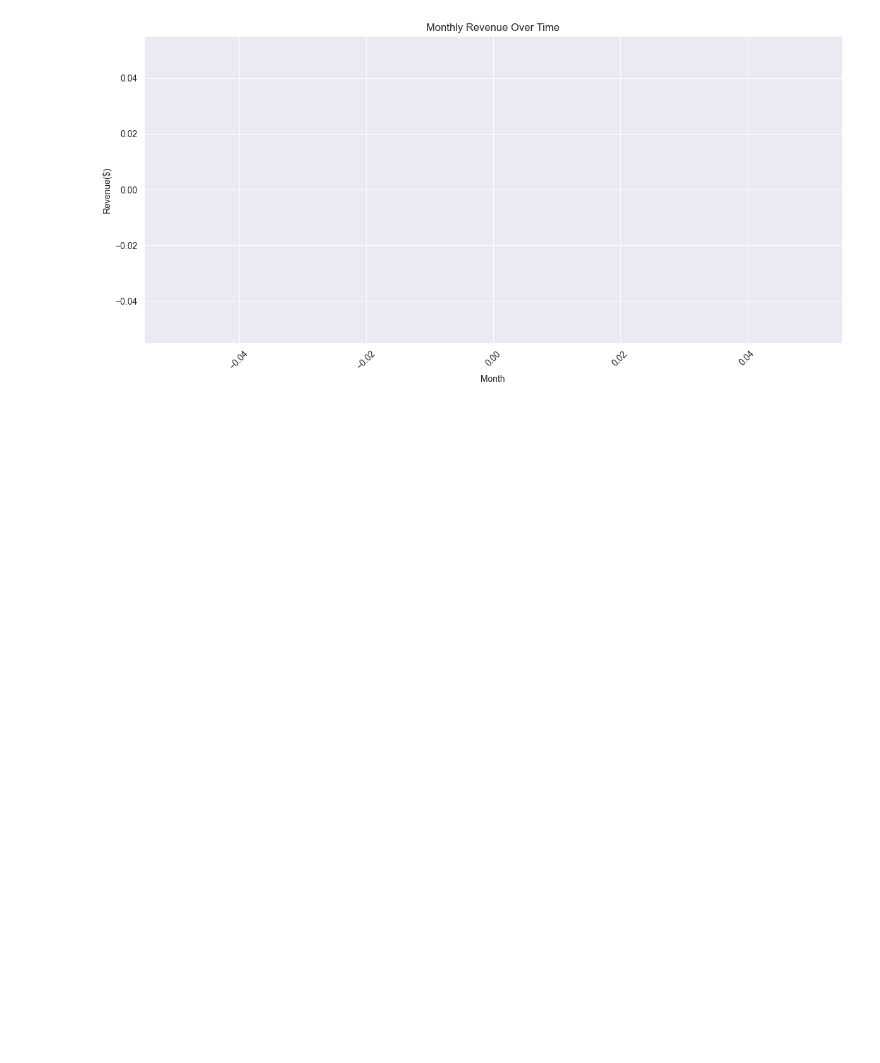
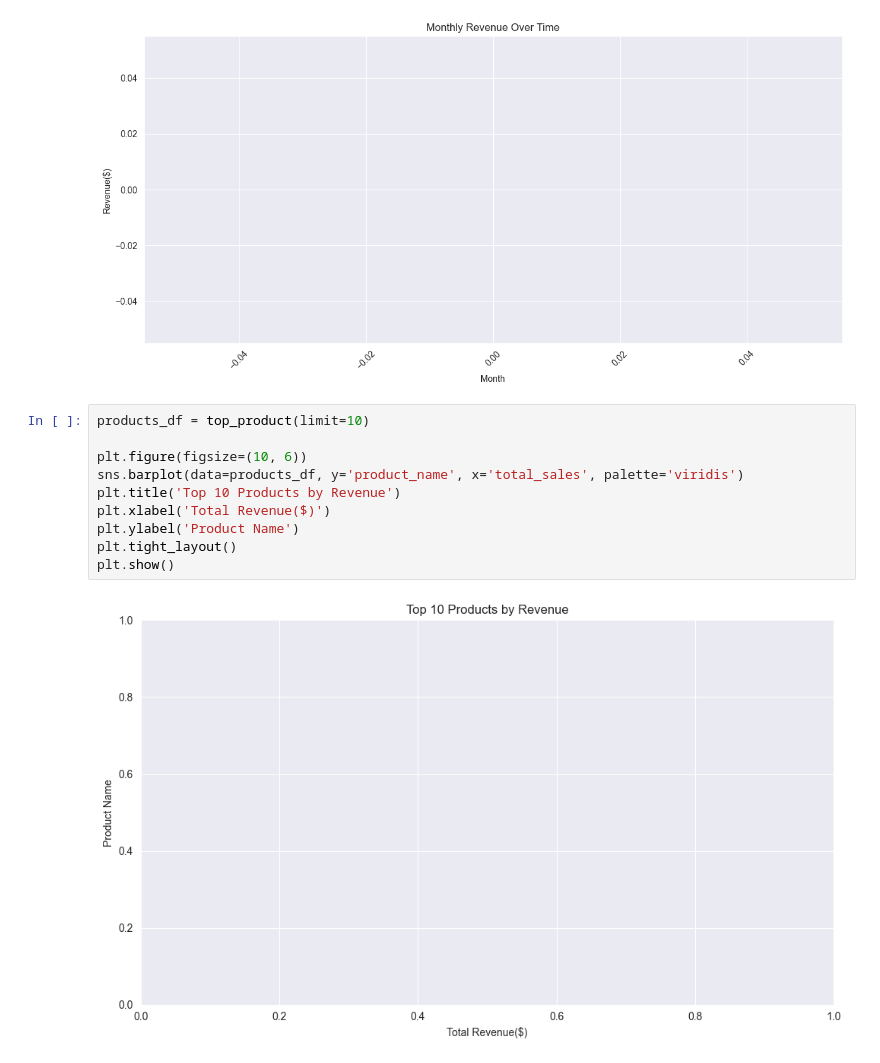
Before and after one commit to irlhasnain/retail-sales-analytics, a Jupyter notebook: notebooks/02_eda.ipynb, the cells around one changed output. Drawn from its saved outputs; the diff is of its cells as text; blank space fills up the shorter version.

Commit message:
Add top products visualization

```diff
--- a/notebooks/02_eda.ipynb
+++ b/notebooks/02_eda.ipynb
@@ -20,3 +20,15 @@ plt.tight_layout()
 plt.show()
 # %% [output]
 [figure]
+# %%
+products_df = top_product(limit=10)
+
+plt.figure(figsize=(10, 6))
+sns.barplot(data=products_df, y='product_name', x='total_sales', palette='viridis')
+plt.title('Top 10 Products by Revenue')
+plt.xlabel('Total Revenue($)')
+plt.ylabel('Product Name')
+plt.tight_layout()
+plt.show()
+# %% [output]
+[figure, added]
```
Also changed, not shown: 1 other file.
